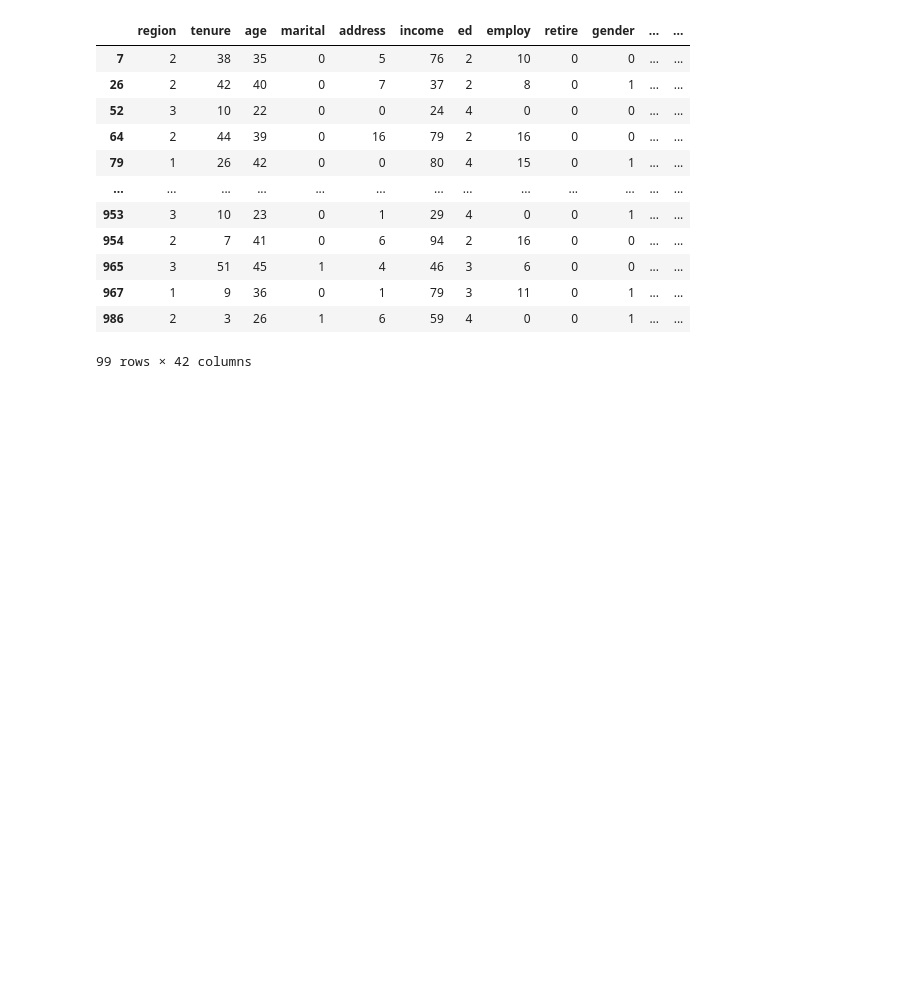
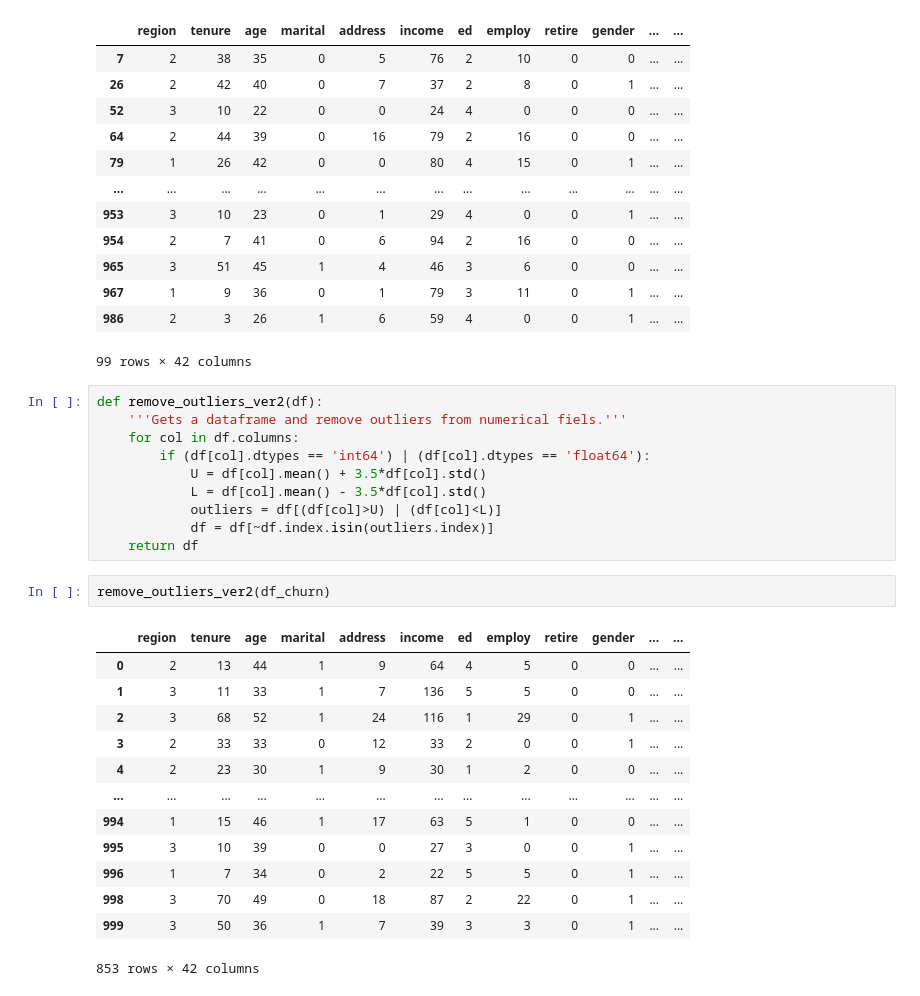
Before and after one commit to ErfanEbrahimiBazaz/python_basics_teachings, a Jupyter notebook: pandas_dataframe_manupulation.ipynb, the cells around one changed output. Drawn from its saved outputs; the diff is of its cells as text; blank space fills up the shorter version.

```diff
--- a/pandas_dataframe_manupulation.ipynb
+++ b/pandas_dataframe_manupulation.ipynb
@@ -377,3 +377,29 @@ remove_outliers(df_churn)
 | 967 | 1 | 9 | 36 | 0 | 1 | 79 | 3 | 11 | 0 | 1 | ... | ... |
 | 986 | 2 | 3 | 26 | 1 | 6 | 59 | 4 | 0 | 0 | 1 | ... | ... |
 99 rows × 42 columns
+# %%
+def remove_outliers_ver2(df):
+    '''Gets a dataframe and remove outliers from numerical fiels.'''
+    for col in df.columns:
+        if (df[col].dtypes == 'int64') | (df[col].dtypes == 'float64'):
+            U = df[col].mean() + 3.5*df[col].std()
+            L = df[col].mean() - 3.5*df[col].std()
+            outliers = df[(df[col]>U) | (df[col]<L)]
+            df = df[~df.index.isin(outliers.index)]
+    return df
+# %%
+remove_outliers_ver2(df_churn)
+# %% [output]
+|  | region | tenure | age | marital | address | income | ed | employ | retire | gender | ... | ... |
+| 0 | 2 | 13 | 44 | 1 | 9 | 64 | 4 | 5 | 0 | 0 | ... | ... |
+| 1 | 3 | 11 | 33 | 1 | 7 | 136 | 5 | 5 | 0 | 0 | ... | ... |
+| 2 | 3 | 68 | 52 | 1 | 24 | 116 | 1 | 29 | 0 | 1 | ... | ... |
+| 3 | 2 | 33 | 33 | 0 | 12 | 33 | 2 | 0 | 0 | 1 | ... | ... |
+| 4 | 2 | 23 | 30 | 1 | 9 | 30 | 1 | 2 | 0 | 0 | ... | ... |
+| ... | ... | ... | ... | ... | ... | ... | ... | ... | ... | ... | ... | ... |
+| 994 | 1 | 15 | 46 | 1 | 17 | 63 | 5 | 1 | 0 | 0 | ... | ... |
+| 995 | 3 | 10 | 39 | 0 | 0 | 27 | 3 | 0 | 0 | 1 | ... | ... |
+| 996 | 1 | 7 | 34 | 0 | 2 | 22 | 5 | 5 | 0 | 1 | ... | ... |
+| 998 | 3 | 70 | 49 | 0 | 18 | 87 | 2 | 22 | 0 | 1 | ... | ... |
+| 999 | 3 | 50 | 36 | 1 | 7 | 39 | 3 | 3 | 0 | 1 | ... | ... |
+853 rows × 42 columns
```
Also changed, not shown: parts of 13 cells of this notebook.
